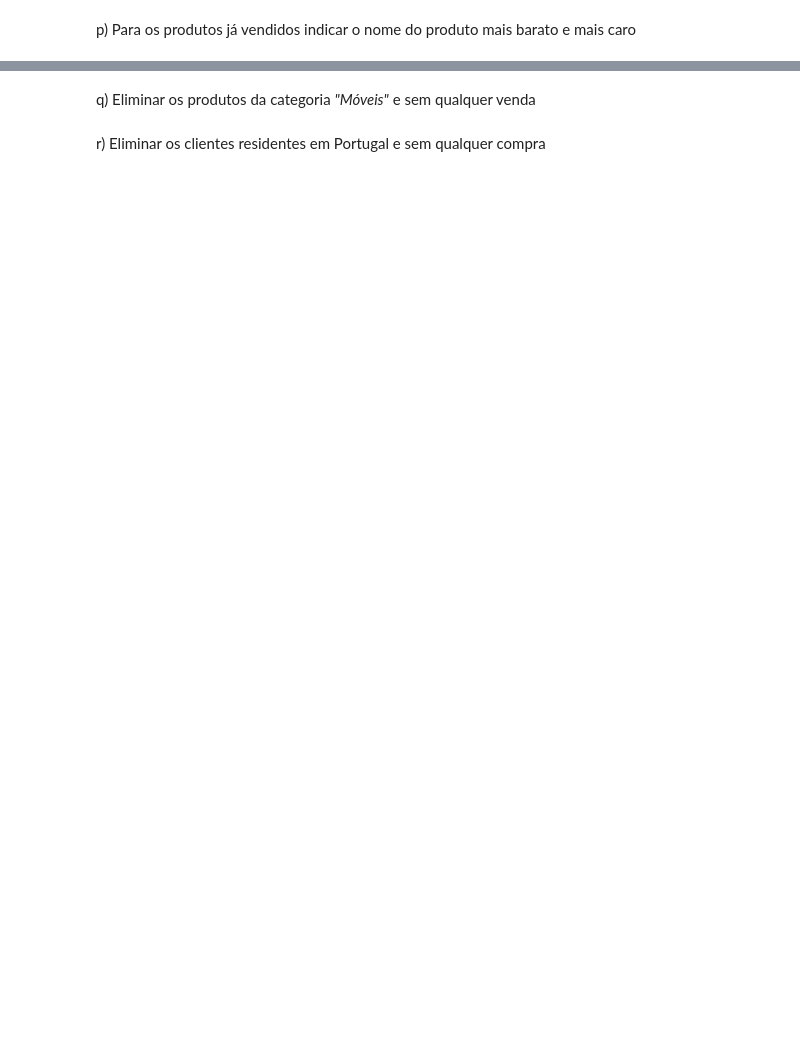
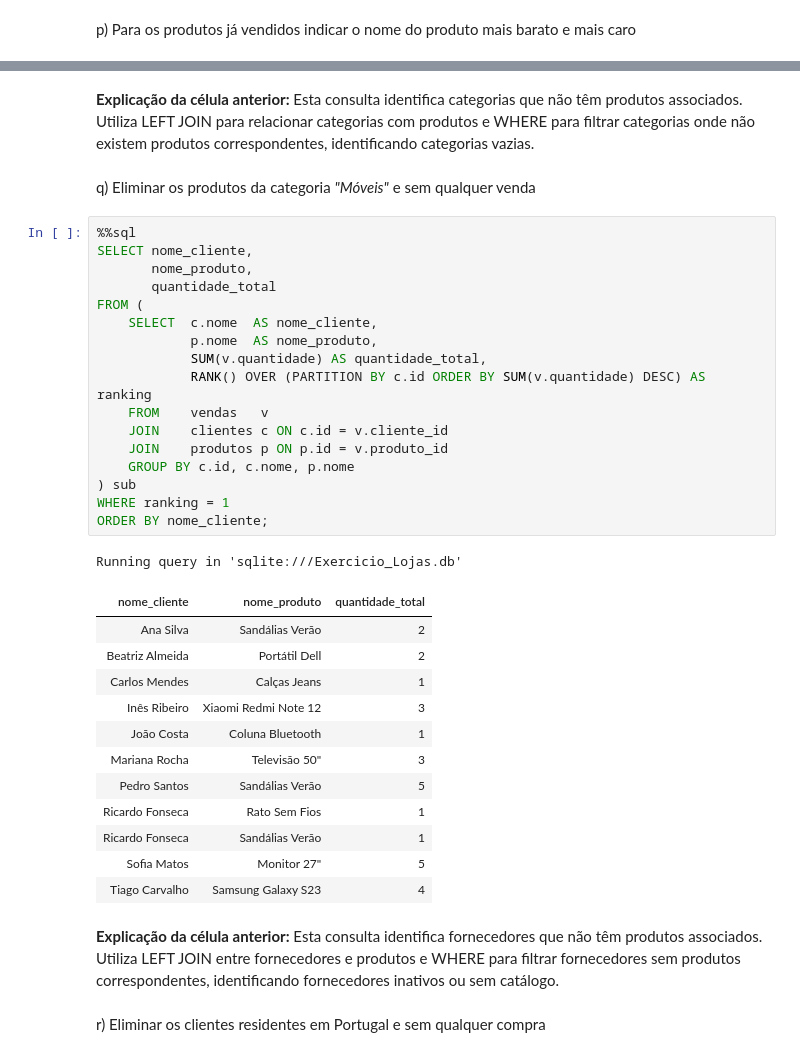
Before and after one commit to jpedrodias/FundamentosSQL, a Jupyter notebook: Week03/Exercicio_Lojas.ipynb, the cells around one changed output, grey strips where cells are left out. Saved outputs shown, nothing was run; the diff lists cells and outputs as text; blank space fills up the shorter version.

```diff
--- a/Week03/Exercicio_Lojas.ipynb
+++ b/Week03/Exercicio_Lojas.ipynb
@@ -1023,4 +1253,41 @@ p) Para os produtos já vendidos indicar o nome do produto mais barato e mais ca
+# %% [markdown]
+**Explicação da célula anterior:**
+Esta consulta identifica categorias que não têm produtos associados. Utiliza LEFT JOIN para relacionar categorias com produtos e WHERE para filtrar categorias onde não existem produtos correspondentes, identificando categorias vazias.
 # %% [markdown]
 q) Eliminar os produtos da categoria *"Móveis"* e sem qualquer venda
+# %%
+%%sql
+SELECT nome_cliente,
+       nome_produto,
+       quantidade_total
+FROM (
+    SELECT  c.nome  AS nome_cliente,
+            p.nome  AS nome_produto,
+            SUM(v.quantidade) AS quantidade_total,
+            RANK() OVER (PARTITION BY c.id ORDER BY SUM(v.quantidade) DESC) AS ranking
+    FROM    vendas   v
+    JOIN    clientes c ON c.id = v.cliente_id
+    JOIN    produtos p ON p.id = v.produto_id
+    GROUP BY c.id, c.nome, p.nome
+) sub
+WHERE ranking = 1
+ORDER BY nome_cliente;
+# %% [output]
+Running query in 'sqlite:///Exercicio_Lojas.db'
+| nome_cliente | nome_produto | quantidade_total |
+| Ana Silva | Sandálias Verão | 2 |
+| Beatriz Almeida | Portátil Dell | 2 |
+| Carlos Mendes | Calças Jeans | 1 |
+| Inês Ribeiro | Xiaomi Redmi Note 12 | 3 |
+| João Costa | Coluna Bluetooth | 1 |
+| Mariana Rocha | Televisão 50" | 3 |
+| Pedro Santos | Sandálias Verão | 5 |
+| Ricardo Fonseca | Rato Sem Fios | 1 |
+| Ricardo Fonseca | Sandálias Verão | 1 |
+| Sofia Matos | Monitor 27" | 5 |
+| Tiago Carvalho | Samsung Galaxy S23 | 4 |
+# %% [markdown]
+**Explicação da célula anterior:**
+Esta consulta identifica fornecedores que não têm produtos associados. Utiliza LEFT JOIN entre fornecedores e produtos e WHERE para filtrar fornecedores sem produtos correspondentes, identificando fornecedores inativos ou sem catálogo.
 # %% [markdown]
 r) Eliminar os clientes residentes em Portugal e sem qualquer compra
```
Also changed, not shown: parts of 90 cells of this notebook, 2 other files.
